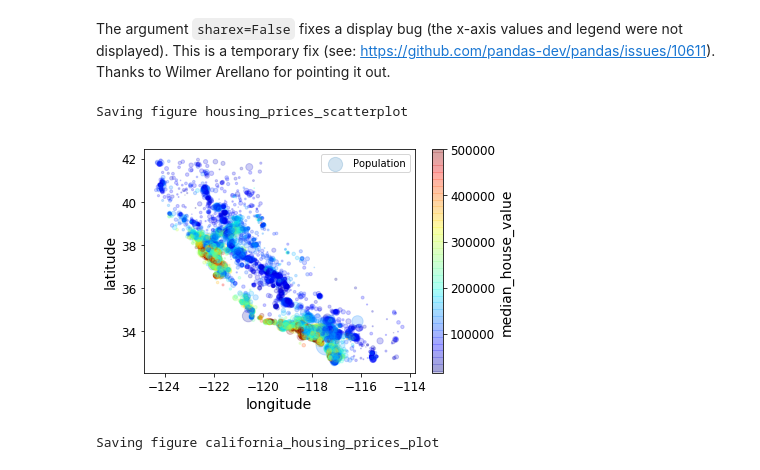
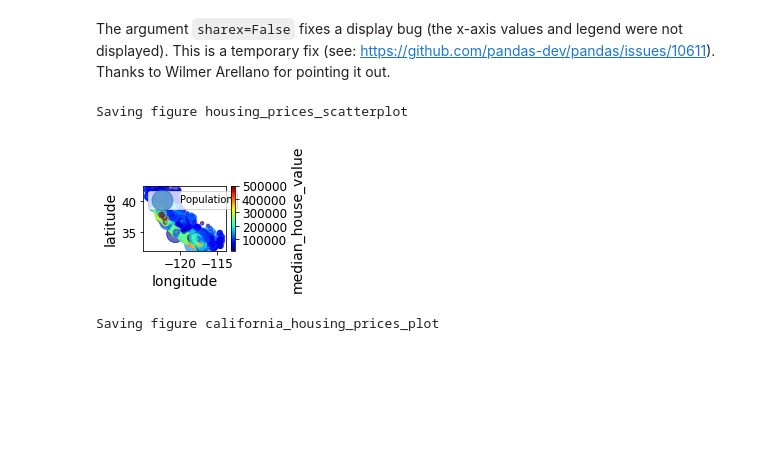
Before and after one commit to amit1rrr/handson-ml, a Jupyter notebook: 02_end_to_end_machine_learning_project.ipynb, the cells around one changed output. Cells and saved outputs as stored; diff of their text form; code cells hidden in the pictures; blank space fills up the shorter version.

Commit message:
housing 5-3

```diff
--- a/02_end_to_end_machine_learning_project.ipynb
+++ b/02_end_to_end_machine_learning_project.ipynb
@@ -290,15 +290,15 @@ Saving figure better_visualization_plot
 # %% [markdown]
 The argument `sharex=False` fixes a display bug (the x-axis values and legend were not displayed). This is a temporary fix (see: https://github.com/pandas-dev/pandas/issues/10611). Thanks to Wilmer Arellano for pointing it out.
 # %%
-housing.plot(kind="scatter", x="longitude", y="latitude", alpha=.2,
-    s=housing["population"]/88, label="Population", figsize=(6,4),
+housing.plot(kind="scatter", x="longitude", y="latitude", alpha=0.6,
+    s=housing["population"]/41, label="Population", figsize=(5,3),
     c="median_house_value", cmap=plt.get_cmap("jet"), colorbar=True,
     sharex=False)
 plt.legend()
 save_fig("housing_prices_scatterplot")
 # %% [output]
 Saving figure housing_prices_scatterplot
-[figure, old version]
+[figure, new version]
 # %%
 import matplotlib.image as mpimg
 california_img=mpimg.imread(PROJECT_ROOT_DIR + '/images/end_to_end_project/california.png')
```
